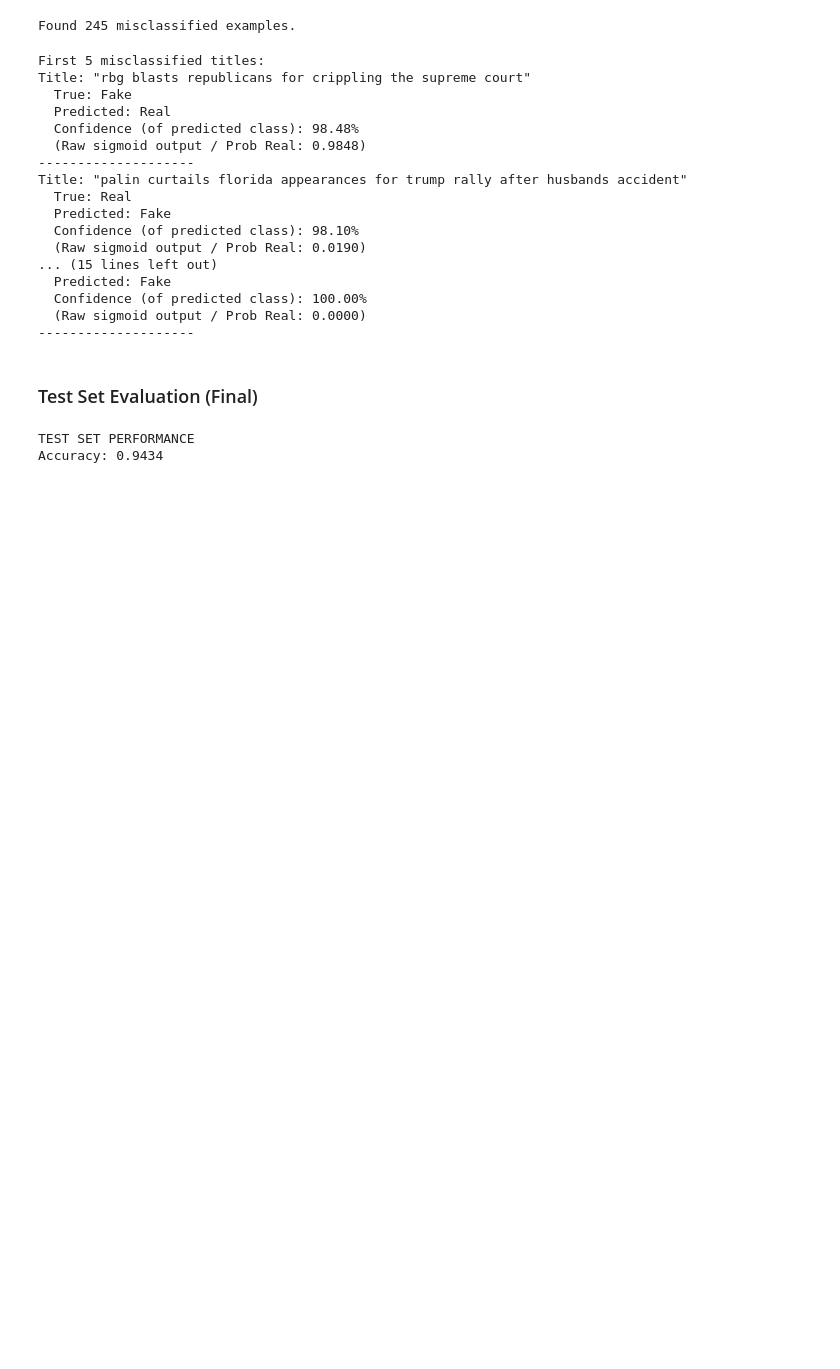
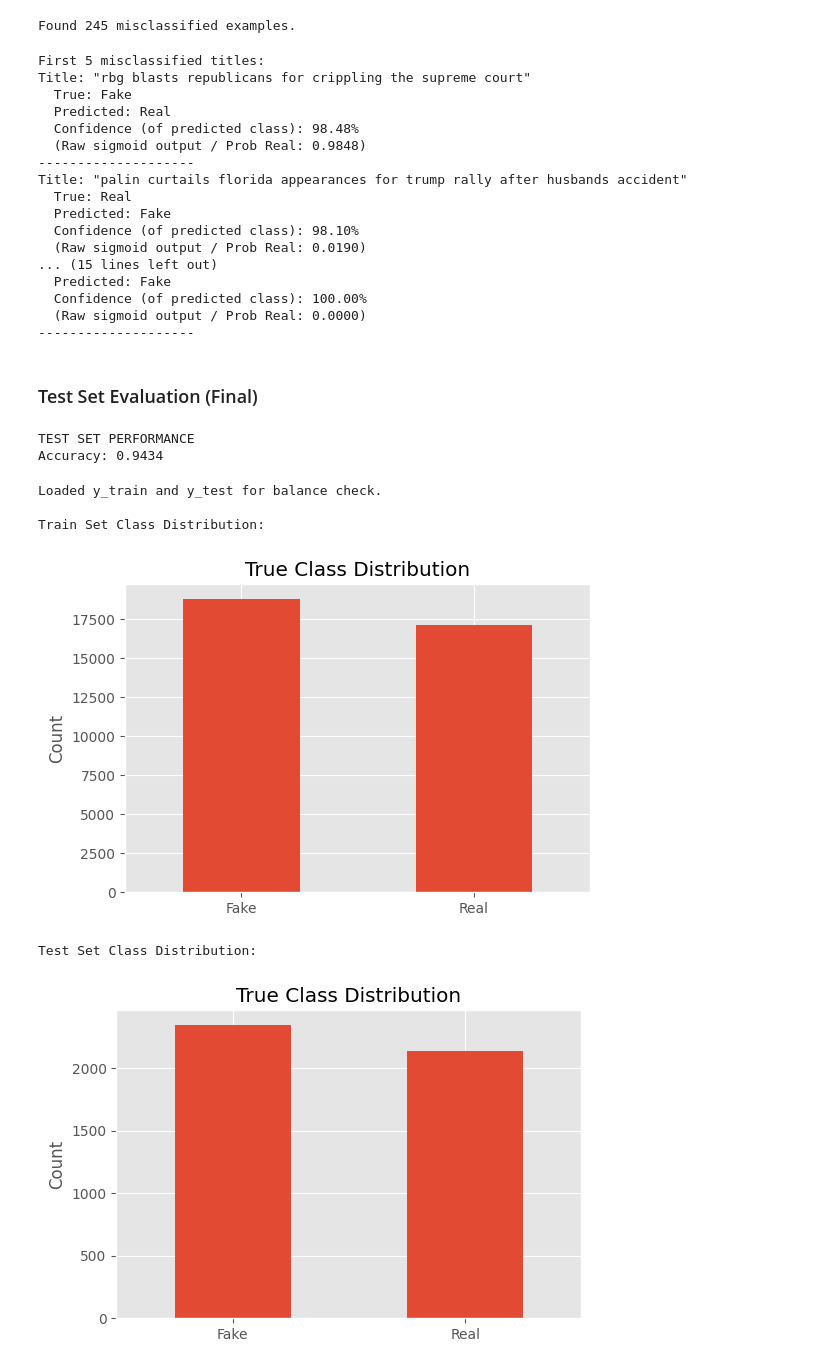
Before and after one commit to knekvasil/groupGAN, a Jupyter notebook: notebooks/discriminator_analysis.ipynb, the cells around one changed output. Cells and saved outputs as stored; diff of their text form; code cells hidden in the pictures; blank space fills up the shorter version.

```diff
--- a/notebooks/discriminator_analysis.ipynb
+++ b/notebooks/discriminator_analysis.ipynb
@@ -232,3 +232,35 @@ print(f"Accuracy: {test_metrics['accuracy']:.4f}")
 # %% [output]
 TEST SET PERFORMANCE
 Accuracy: 0.9434
+# %%
+import os
+DATA_DIR = "../project_data/processed/"
+try:
+    y_train_np = np.load(os.path.join(DATA_DIR, "y_train.npy"))
+    y_test_np = np.load(os.path.join(DATA_DIR, "y_test.npy"))
+    print("Loaded y_train and y_test for balance check.")
+except FileNotFoundError as e:
+    print(f"Error loading label files for balance check: {e}")
+    y_train_np = np.array([]) # Ensure they are arrays even if load fails
+    y_test_np = np.array([])
+
+
+# Ensure labels are (N,) for plotting if they were (N, 1)
+if y_train_np.ndim > 1 and y_train_np.shape[1] == 1:
+    y_train_np = y_train_np.squeeze(1)
+if y_test_np.ndim > 1 and y_test_np.shape[1] == 1:
+    y_test_np = y_test_np.squeeze(1)
+
+
+print("\nTrain Set Class Distribution:")
+plot_class_distribution(y_train_np)
+
+print("\nTest Set Class Distribution:")
+plot_class_distribution(y_test_np)
+# %% [output]
+Loaded y_train and y_test for balance check.
+
+Train Set Class Distribution:
+[figure, added]
+Test Set Class Distribution:
+[figure, added]
```
Also changed, not shown: parts of 1 cell of this notebook, 3 other files.
